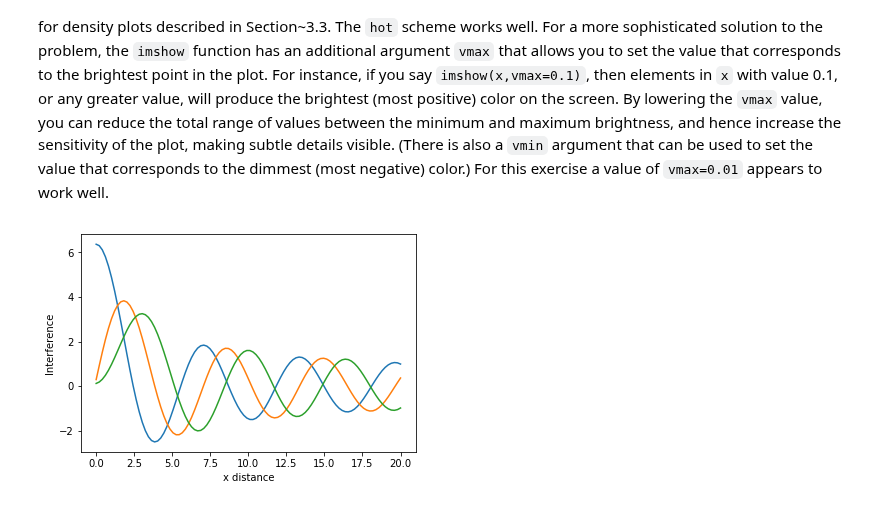
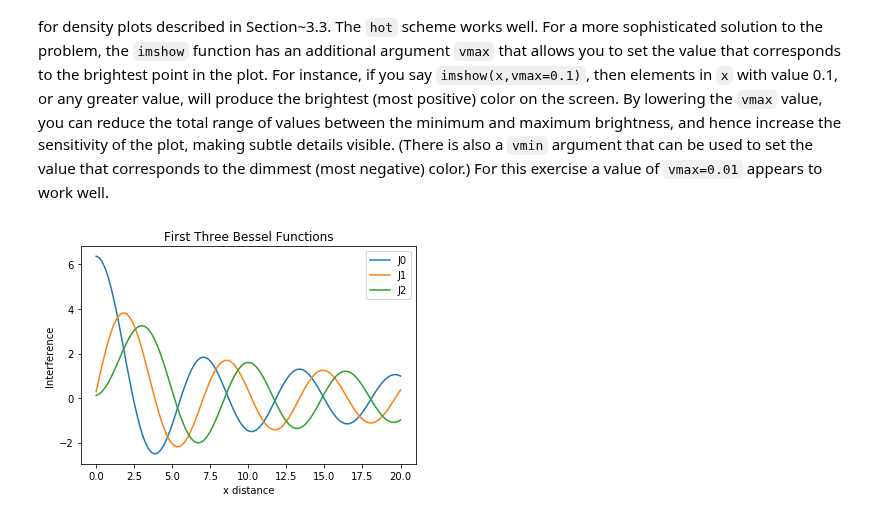
Before and after one commit to aMartin6/Labs, a Jupyter notebook: Lab4/Lab4.ipynb, the cells around one changed output. Saved outputs shown, nothing was run; the diff lists cells and outputs as text; code cells hidden in the pictures.

```diff
--- a/Lab4/Lab4.ipynb
+++ b/Lab4/Lab4.ipynb
@@ -406,27 +413,29 @@ def J(m,x):
 # %%
 # Initialize parameters for integration
 N = 1000
 a = 0
 b = 20
-x_values = np.linspace(0,20,100)
+x_values = np.linspace(0,20,100) # x values are in
 
 # Initialize empty Bessel arrays
 J0 = []
 J1 = []
 J2 = []
 
 # Fill the arrays using the Bessel functions
 for m in x_values:
     J0.append(J(0,m))
     J1.append(J(1,m))
     J2.append(J(2,m))
 
 # Plots the three Bessel functions on the same plot
-plt.plot(x_values, J0)
-plt.plot(x_values, J1)
-plt.plot(x_values, J2)
+plt.plot(x_values, J0, label = "J0")
+plt.plot(x_values, J1, label = "J1")
+plt.plot(x_values, J2, label = "J2")
+plt.title("First Three Bessel Functions")
 plt.xlabel("x distance")
 plt.ylabel("Interference")
+plt.legend()
 plt.show()
 # %% [output]
-[figure, old version]
+[figure, new version]
```
Also changed, not shown: parts of 7 cells of this notebook.
